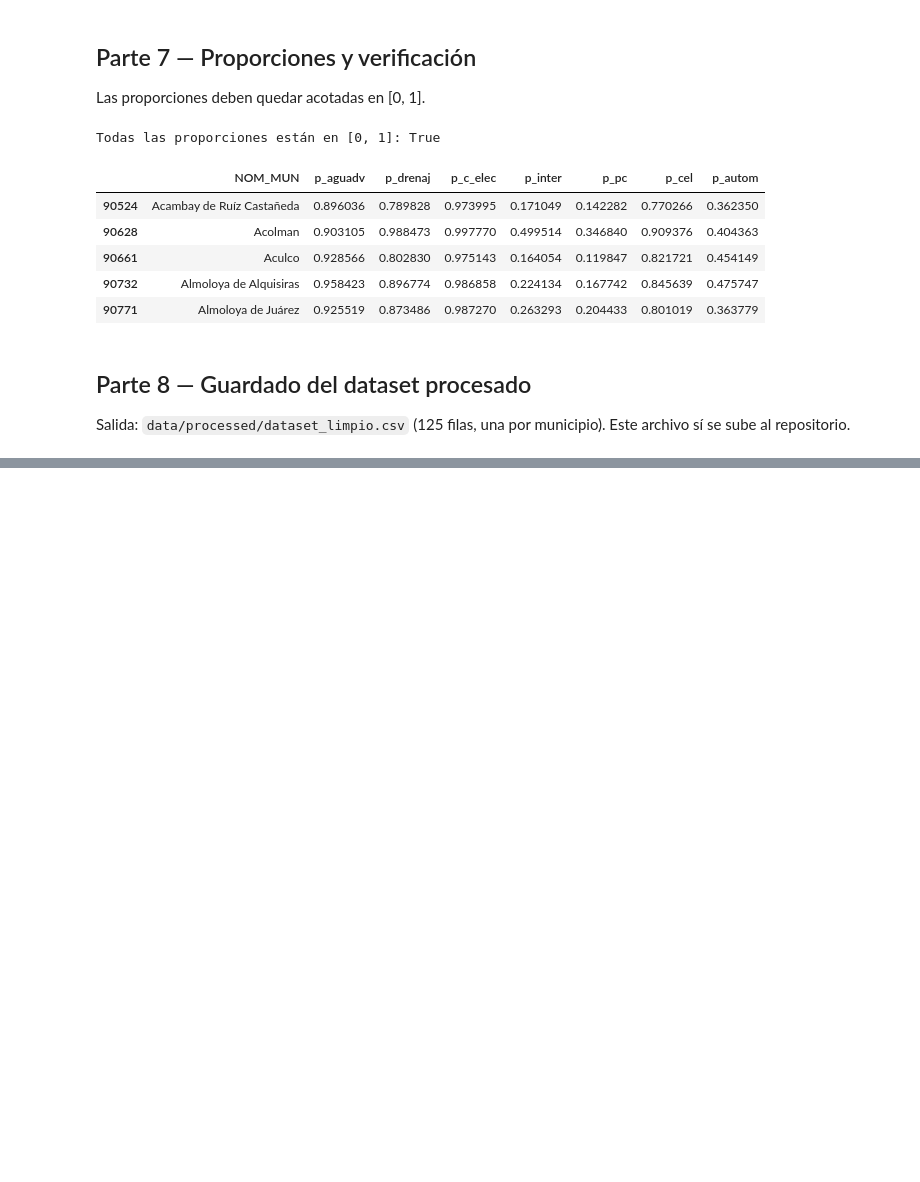
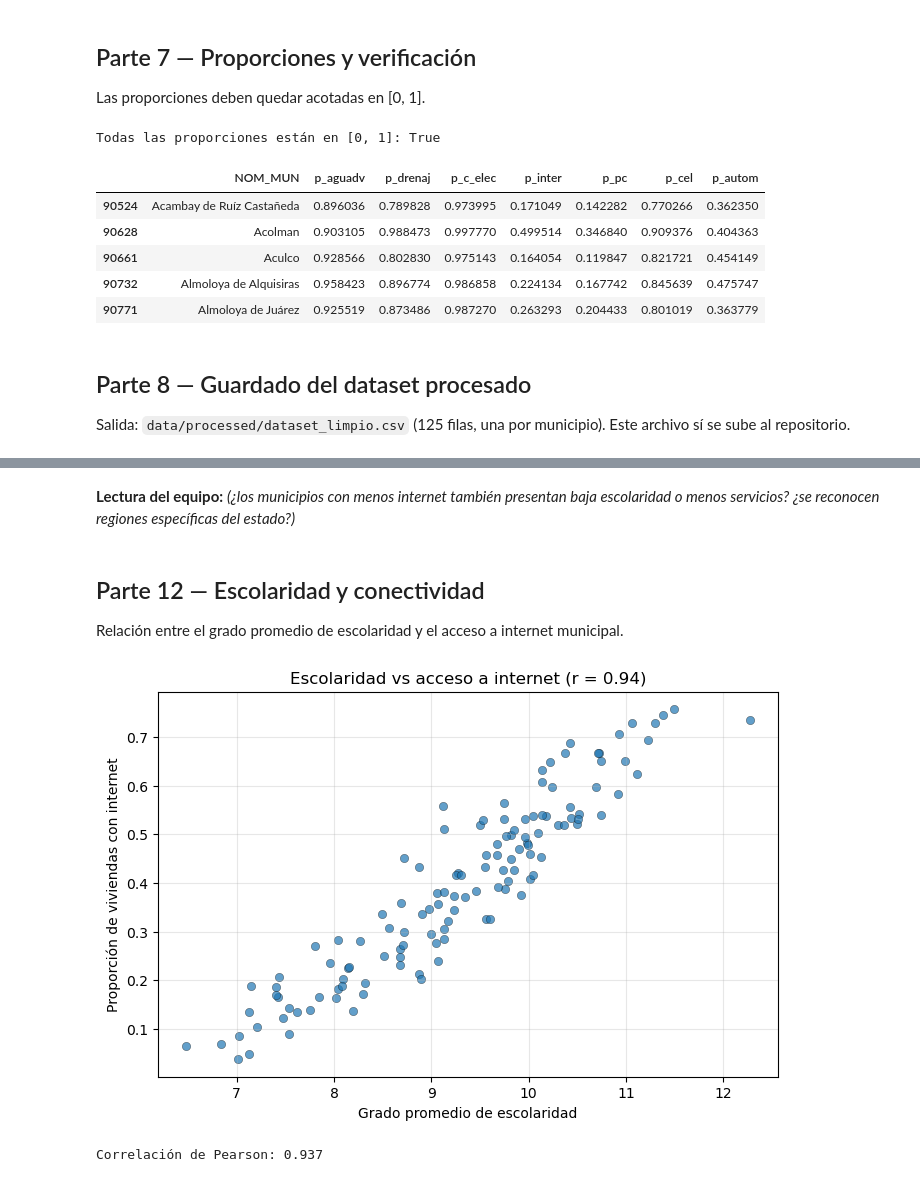
Before and after one commit to Elias-Manuel-Marquez-Bailon/proyecto-articulo-datos-publicos, a Jupyter notebook: notebook/analisis_datos_publicos.ipynb, the cells around one changed output, grey strips where cells are left out. Cells and saved outputs as stored; diff of their text form; code cells hidden in the pictures; blank space fills up the shorter version.

```diff
--- a/notebook/analisis_datos_publicos.ipynb
+++ b/notebook/analisis_datos_publicos.ipynb
@@ -181,0 +280,20 @@ Filas: 125 | Columnas: 22
+# %% [markdown]
+**Lectura del equipo:** *(¿los municipios con menos internet también presentan baja escolaridad o menos servicios? ¿se reconocen regiones específicas del estado?)*
+# %% [markdown]
+## Parte 12 — Escolaridad y conectividad
+
+Relación entre el grado promedio de escolaridad y el acceso a internet municipal.
+# %%
+r = df["GRAPROES"].corr(df["p_inter"])
+fig, ax = plt.subplots(figsize=(8, 5))
+ax.scatter(df["GRAPROES"], df["p_inter"], alpha=0.7, edgecolor="black", linewidth=0.3)
+ax.set_xlabel("Grado promedio de escolaridad")
+ax.set_ylabel("Proporción de viviendas con internet")
+ax.set_title(f"Escolaridad vs acceso a internet (r = {r:.2f})")
+ax.grid(alpha=0.3)
+fig.savefig(IMG / "grafica_4.png", dpi=150, bbox_inches="tight")
+plt.show()
+print("Correlación de Pearson:", round(r, 3))
+# %% [output]
+[figure, added]
+Correlación de Pearson: 0.937
```
Also changed, not shown: parts of 12 cells of this notebook, 5 other files.
